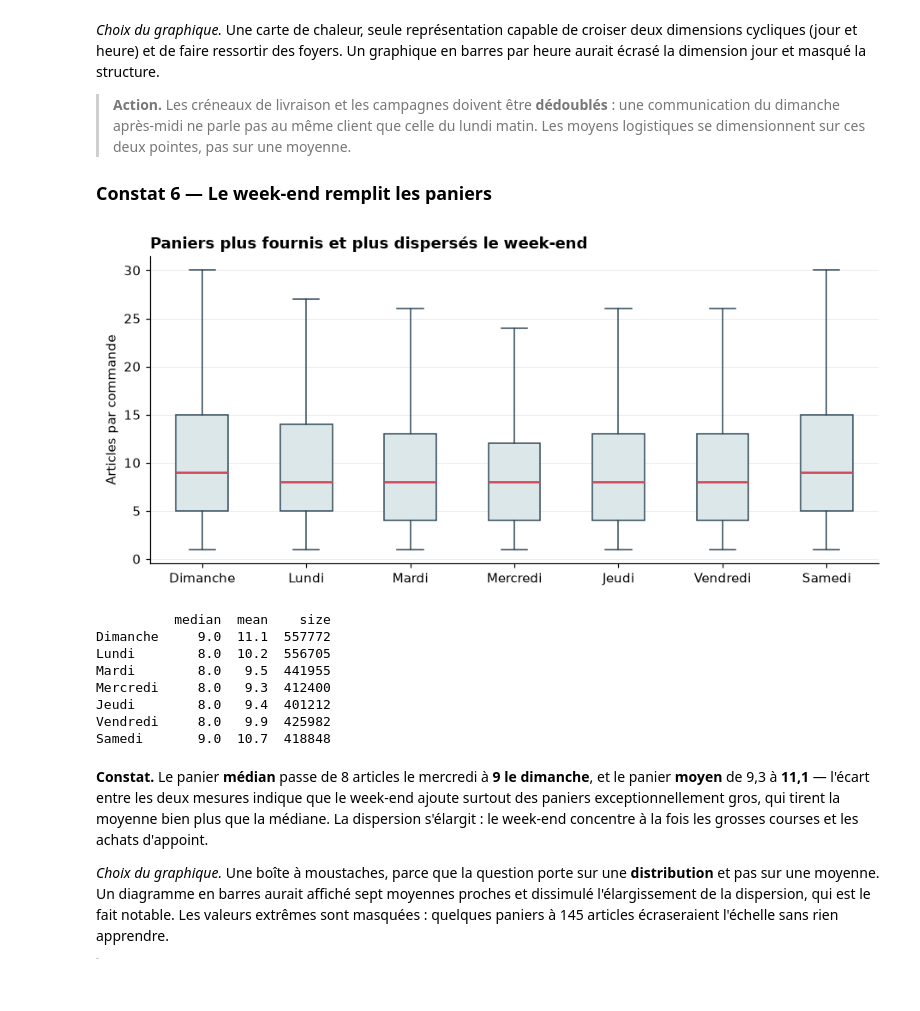
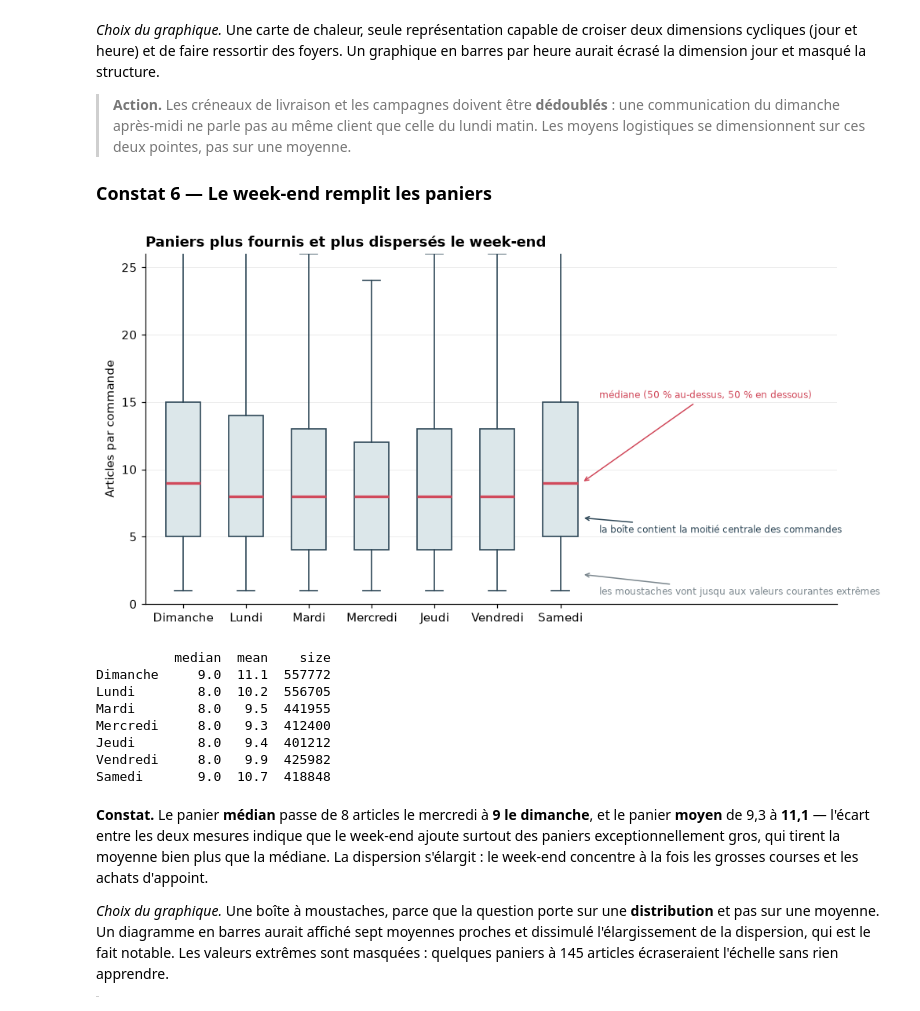
Before and after one commit to Nyomix-V/joja-data-analysis, a Jupyter notebook: 02_projet/analyse.ipynb, the cells around one changed output. Saved outputs shown, nothing was run; the diff lists cells and outputs as text; code cells hidden in the pictures; blank space fills up the shorter version.

```diff
--- a/02_projet/analyse.ipynb
+++ b/02_projet/analyse.ipynb
@@ -76,6 +76,7 @@ plt.rcParams.update({
     "axes.axisbelow": True, "figure.autolayout": True,
 })
 ENCRE, ACCENT, ALERTE = "#2F4858", "#00798C", "#D1495B"
+GRIS_NOTE = "#7A868D"
 
 print("pandas", pd.__version__, "| numpy", np.__version__)
 # %% [output]
@@ -606,24 +638,44 @@ barres par heure aurait écrasé la dimension jour et masqué la structure.
 # %%
 pan = (df.groupby(["order_id","order_dow"]).size()
          .rename("taille").reset_index())
 donnees = [pan.loc[pan.order_dow == j, "taille"].values for j in range(7)]
 
-fig, ax = plt.subplots(figsize=(8.5, 4))
+fig, ax = plt.subplots(figsize=(9.5, 4.8))
+
 bp = ax.boxplot(donnees, tick_labels=JOURS, showfliers=False, patch_artist=True,
-                medianprops=dict(color=ALERTE, lw=1.8),
-                boxprops=dict(facecolor="#DCE7EA", edgecolor=ENCRE),
-                whiskerprops=dict(color=ENCRE), capprops=dict(color=ENCRE))
+                widths=.55,
+                medianprops=dict(color=ALERTE, lw=2.2),
+                boxprops=dict(facecolor="#DCE7EA", edgecolor=ENCRE, lw=1.1),
+                whiskerprops=dict(color=ENCRE, lw=1.1),
+                capprops=dict(color=ENCRE, lw=1.1))
+
 ax.set_ylabel("Articles par commande")
+ax.set_ylim(0, 26)
+
+# --- mode d emploi de la boite, dessine a meme le graphique ---
+# Une boite a moustaches n est pas lue de tous : on l explique sur place.
+x0 = 7.62
+ax.annotate("médiane (50 % au-dessus, 50 % en dessous)", xy=(7.34, 9), xytext=(x0, 15.5),
+            fontsize=8, color=ALERTE, ha="left", va="center",
+            arrowprops=dict(arrowstyle="->", color=ALERTE, lw=1))
+ax.annotate("la boîte contient la moitié centrale des commandes", xy=(7.34, 6.4),
+            xytext=(x0, 5.5), fontsize=8, color=ENCRE, ha="left", va="center",
+            arrowprops=dict(arrowstyle="->", color=ENCRE, lw=1))
+ax.annotate("les moustaches vont jusqu aux valeurs courantes extrêmes", xy=(7.34, 2.2),
+            xytext=(x0, .9), fontsize=8, color=GRIS_NOTE, ha="left", va="center",
+            arrowprops=dict(arrowstyle="->", color=GRIS_NOTE, lw=1))
+ax.set_xlim(.4, 11.4)
+
 ax.set_title("Paniers plus fournis et plus dispersés le week-end",
              fontweight="bold", loc="left")
 ax.grid(axis="x", visible=False)
 plt.show()
 
 resume = pan.groupby("order_dow")["taille"].agg(["median","mean","size"])
 resume.index = JOURS
 print(resume.round(1).to_string())
 # %% [output]
-[figure, old version]
+[figure, new version]
           median  mean    size
 Dimanche     9.0  11.1  557772
 Lundi        8.0  10.2  556705
```
Also changed, not shown: parts of 13 cells of this notebook, 1 other file.
